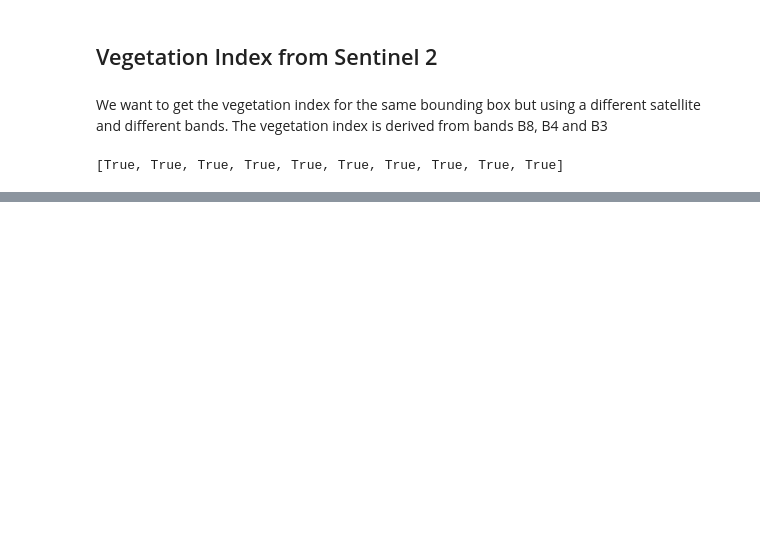
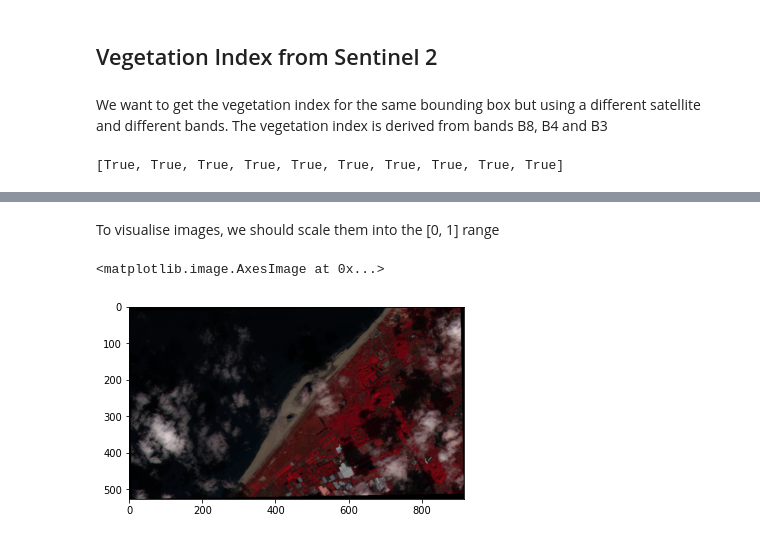
Before and after one commit to tommasobonomo/BlankSpace, a Jupyter notebook: Getting numpy files from Google Earth Engine.ipynb, the cells around one changed output, grey strips where cells are left out. Drawn from its saved outputs; the diff is of its cells as text; code cells hidden in the pictures; blank space fills up the shorter version.

Commit message:
Adding vegetation data and reworking data folder structure

```diff
--- a/Getting numpy files from Google Earth Engine.ipynb
+++ b/Getting numpy files from Google Earth Engine.ipynb
@@ -80,0 +83,5 @@ tasks = earth_engine_to_google_drive(
+# %%
+base_path = "data/Coastal-Vegetation/"
+paths = [os.path.join(base_path, path) for path in os.listdir(base_path)]
+images = get_image_collection(paths, collate=False)
+[image.shape for image in images]
@@ -80,0 +99,8 @@ tasks = earth_engine_to_google_drive(
+# %% [markdown]
+To visualise images, we should scale them into the \[0, 1\] range
+# %%
+test_image = minmax_scaling(images[1])
+plt.imshow(test_image)
+# %% [output]
+<matplotlib.image.AxesImage at 0x...>
+[figure, added]
```
Also changed, not shown: parts of 7 cells of this notebook, 46 other files.
